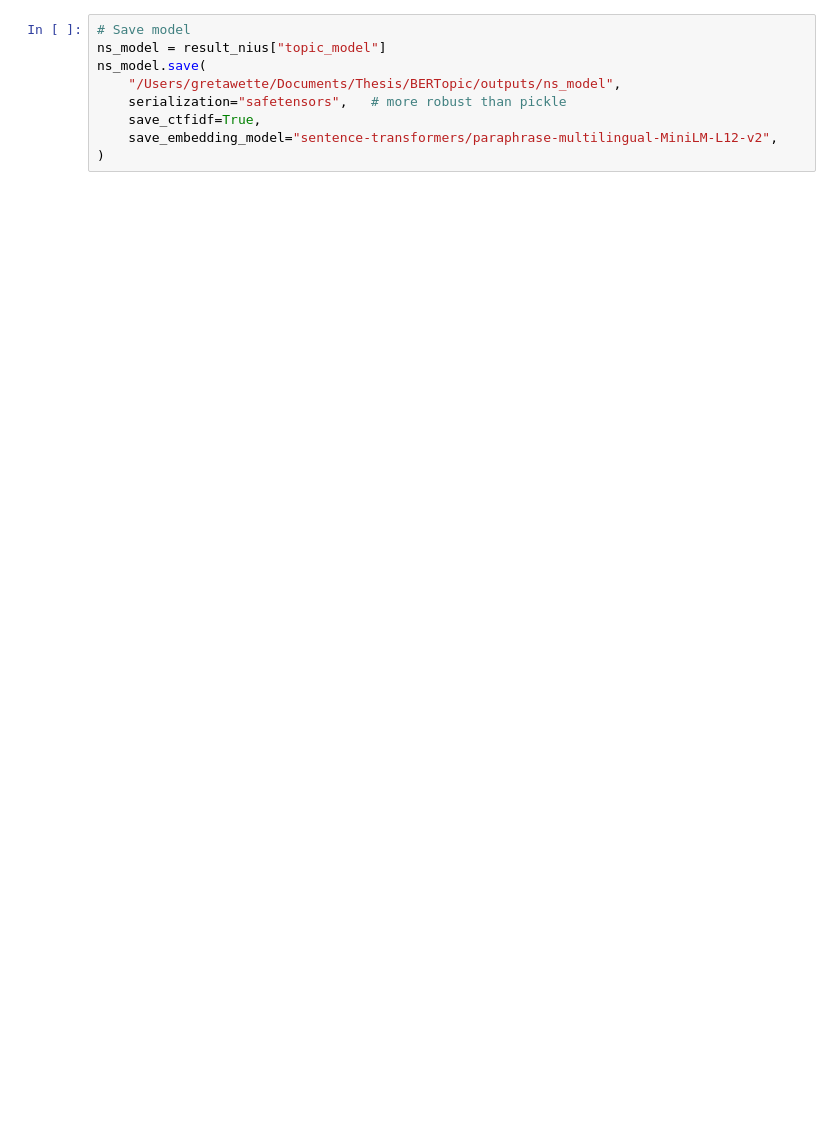
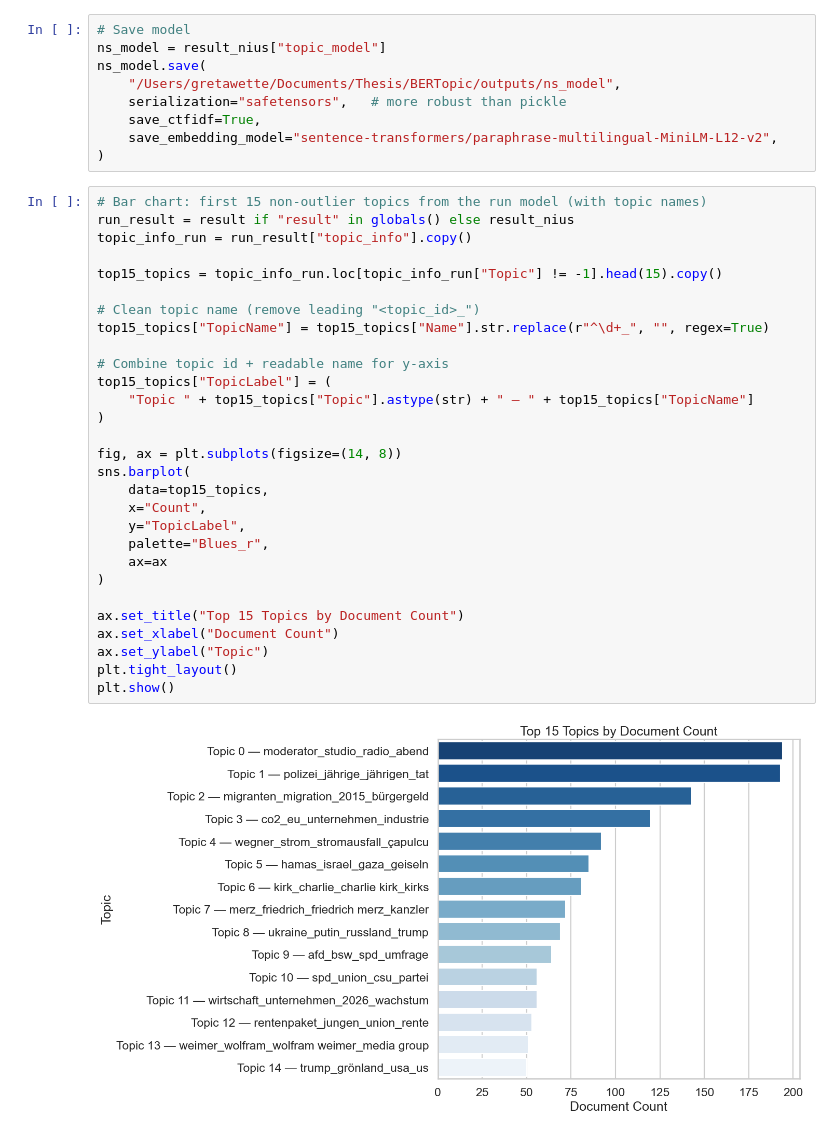
Before and after one commit to mattishaumann/Thesis, a Jupyter notebook: data preprocessing/03_Nius.ipynb, the cells around one changed output. Drawn from its saved outputs; the diff is of its cells as text; blank space fills up the shorter version.

```diff
--- a/data preprocessing/03_Nius.ipynb
+++ b/data preprocessing/03_Nius.ipynb
@@ -614,3 +614,34 @@ ns_model.save(
     save_ctfidf=True,
     save_embedding_model="sentence-transformers/paraphrase-multilingual-MiniLM-L12-v2",
 )
+# %%
+# Bar chart: first 15 non-outlier topics from the run model (with topic names)
+run_result = result if "result" in globals() else result_nius
+topic_info_run = run_result["topic_info"].copy()
+
+top15_topics = topic_info_run.loc[topic_info_run["Topic"] != -1].head(15).copy()
+
+# Clean topic name (remove leading "<topic_id>_")
+top15_topics["TopicName"] = top15_topics["Name"].str.replace(r"^\d+_", "", regex=True)
+
+# Combine topic id + readable name for y-axis
+top15_topics["TopicLabel"] = (
+    "Topic " + top15_topics["Topic"].astype(str) + " — " + top15_topics["TopicName"]
+)
+
+fig, ax = plt.subplots(figsize=(14, 8))
+sns.barplot(
+    data=top15_topics,
+    x="Count",
+    y="TopicLabel",
+    palette="Blues_r",
+    ax=ax
+)
+
+ax.set_title("Top 15 Topics by Document Count")
+ax.set_xlabel("Document Count")
+ax.set_ylabel("Topic")
+plt.tight_layout()
+plt.show()
+# %% [output]
+[figure, added]
```
Also changed, not shown: 7 other files.
